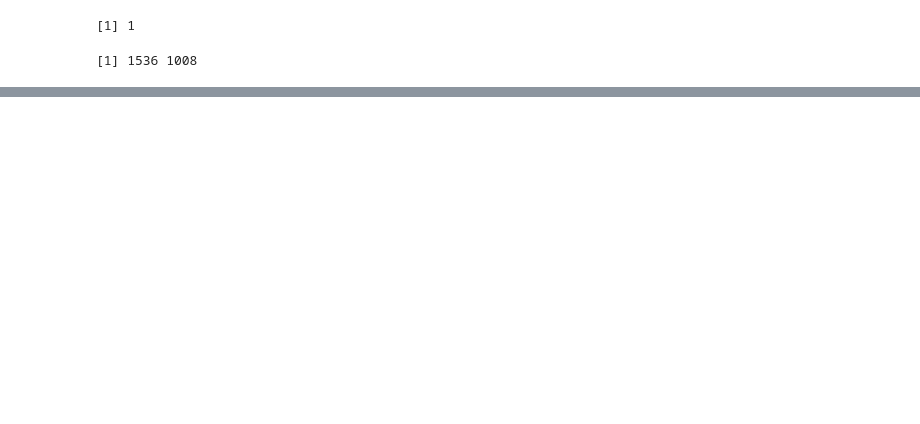
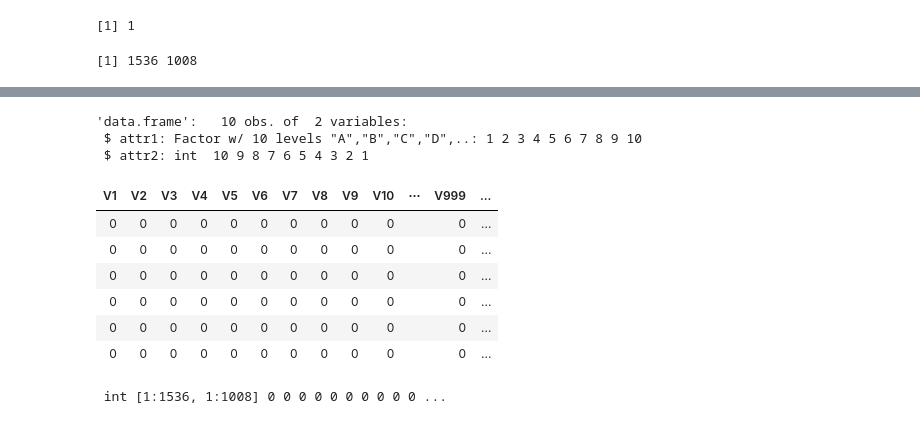
Before and after one commit to trenchproject/RED, a Jupyter notebook: LST-R.ipynb, the cells around one changed output, grey strips where cells are left out. Saved outputs shown, nothing was run; the diff lists cells and outputs as text; code cells hidden in the pictures; blank space fills up the shorter version.

```diff
--- a/LST-R.ipynb
+++ b/LST-R.ipynb
@@ -12,6 +8,6 @@ ERROR: Error in parse(text = x, srcfile = src): <text>:1:1: unexpected SPECIAL
 # %%
 #link to the latest satellite imagery
-latest <-'http://thredds.ucar.edu/thredds/dodsC/satellite/SFC-T/SUPER-NATIONAL_1km/current/SUPER-NATIONAL_1km_SFC-T_20170714_1800.gini'
+latest <-'http://thredds.ucar.edu/thredds/dodsC/satellite/SFC-T/SUPER-NATIONAL_1km/current/SUPER-NATIONAL_1km_SFC-T_20170825_1900.gini'
 # %%
 latest
 # %% [output]
@@ -113,0 +212,20 @@ Number of points: 1
+# %%
+str(df_tmp)
+# %% [output]
+'data.frame':   10 obs. of  2 variables:
+ $ attr1: Factor w/ 10 levels "A","B","C","D",..: 1 2 3 4 5 6 7 8 9 10
+ $ attr2: int  10 9 8 7 6 5 4 3 2 1
+# %%
+head(as.data.frame(tmp_array))
+# %% [output]
+| V1 | V2 | V3 | V4 | V5 | V6 | V7 | V8 | V9 | V10 | ⋯ | V999 | ... |
+| 0 | 0 | 0 | 0 | 0 | 0 | 0 | 0 | 0 | 0 |  | 0 | ... |
+| 0 | 0 | 0 | 0 | 0 | 0 | 0 | 0 | 0 | 0 |  | 0 | ... |
+| 0 | 0 | 0 | 0 | 0 | 0 | 0 | 0 | 0 | 0 |  | 0 | ... |
+| 0 | 0 | 0 | 0 | 0 | 0 | 0 | 0 | 0 | 0 |  | 0 | ... |
+| 0 | 0 | 0 | 0 | 0 | 0 | 0 | 0 | 0 | 0 |  | 0 | ... |
+| 0 | 0 | 0 | 0 | 0 | 0 | 0 | 0 | 0 | 0 |  | 0 | ... |
+# %%
+str(tmp_array)
+# %% [output]
+ int [1:1536, 1:1008] 0 0 0 0 0 0 0 0 0 0 ...
```
Also changed, not shown: parts of 25 cells of this notebook, 1 other file.
